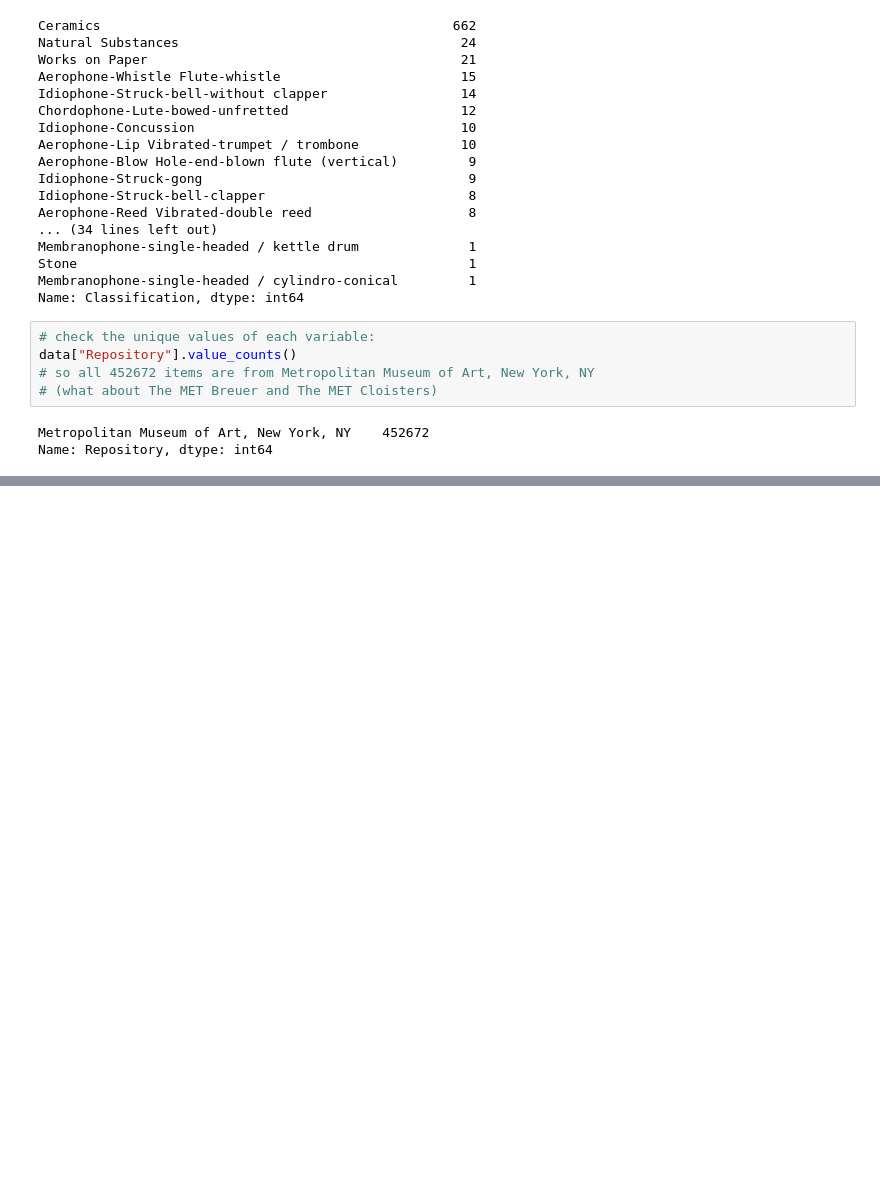
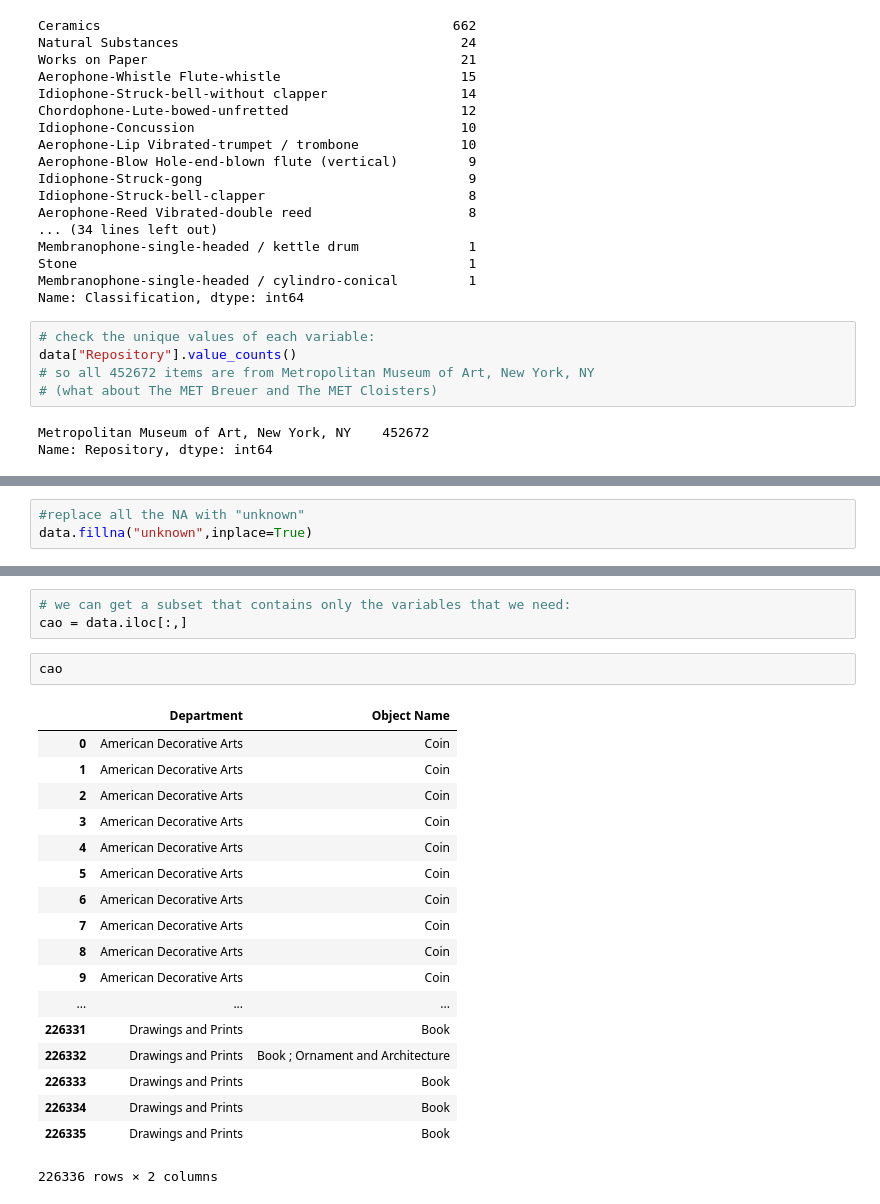
Before and after one commit to lleiou/THE-MET, a Jupyter notebook: Untitled.ipynb, the cells around one changed output, grey strips where cells are left out. Cells and saved outputs as stored; diff of their text form; blank space fills up the shorter version.

```diff
--- a/Untitled.ipynb
+++ b/Untitled.ipynb
@@ -305 +239,4 @@ KeyboardInterrupt:
+# %%
+#replace all the NA with "unknown"
+data.fillna("unknown",inplace=True)
 # %%
@@ -314,0 +262,24 @@ Name: Country, dtype: object
+# %%
+# we can get a subset that contains only the variables that we need:
+cao = data.iloc[:,]
+# %%
+cao
+# %% [output]
+|  | Department | Object Name |
+| 0 | American Decorative Arts | Coin |
+| 1 | American Decorative Arts | Coin |
+| 2 | American Decorative Arts | Coin |
+| 3 | American Decorative Arts | Coin |
+| 4 | American Decorative Arts | Coin |
+| 5 | American Decorative Arts | Coin |
+| 6 | American Decorative Arts | Coin |
+| 7 | American Decorative Arts | Coin |
+| 8 | American Decorative Arts | Coin |
+| 9 | American Decorative Arts | Coin |
+| ... | ... | ... |
+| 226331 | Drawings and Prints | Book |
+| 226332 | Drawings and Prints | Book ; Ornament and Architecture |
+| 226333 | Drawings and Prints | Book |
+| 226334 | Drawings and Prints | Book |
+| 226335 | Drawings and Prints | Book |
+226336 rows × 2 columns
```
Also changed, not shown: parts of 21 cells of this notebook, 2 other files.
